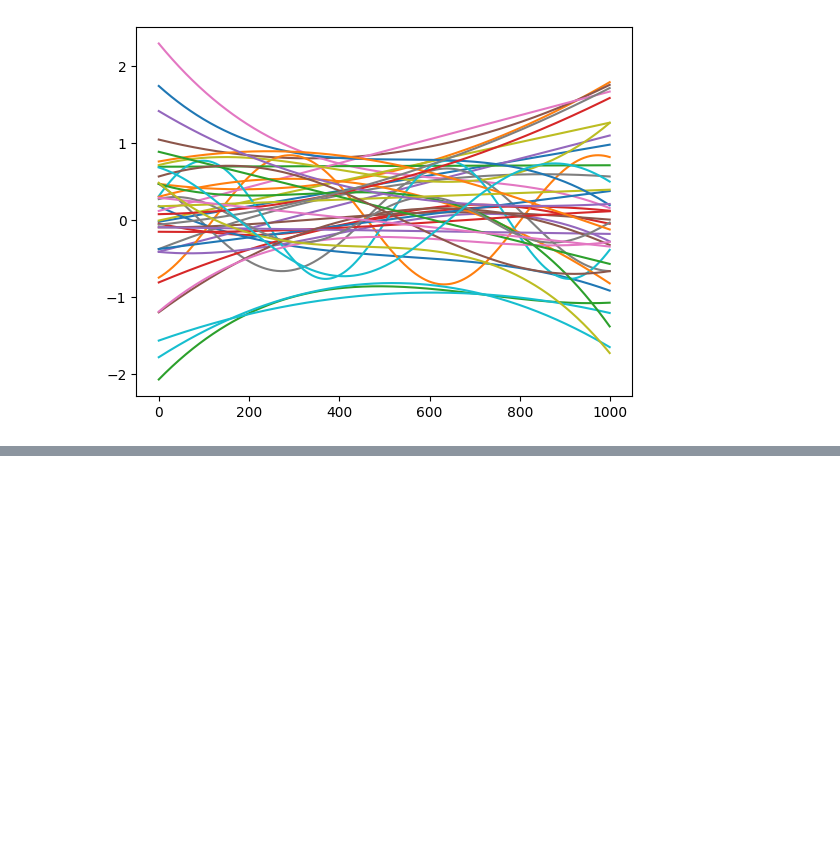
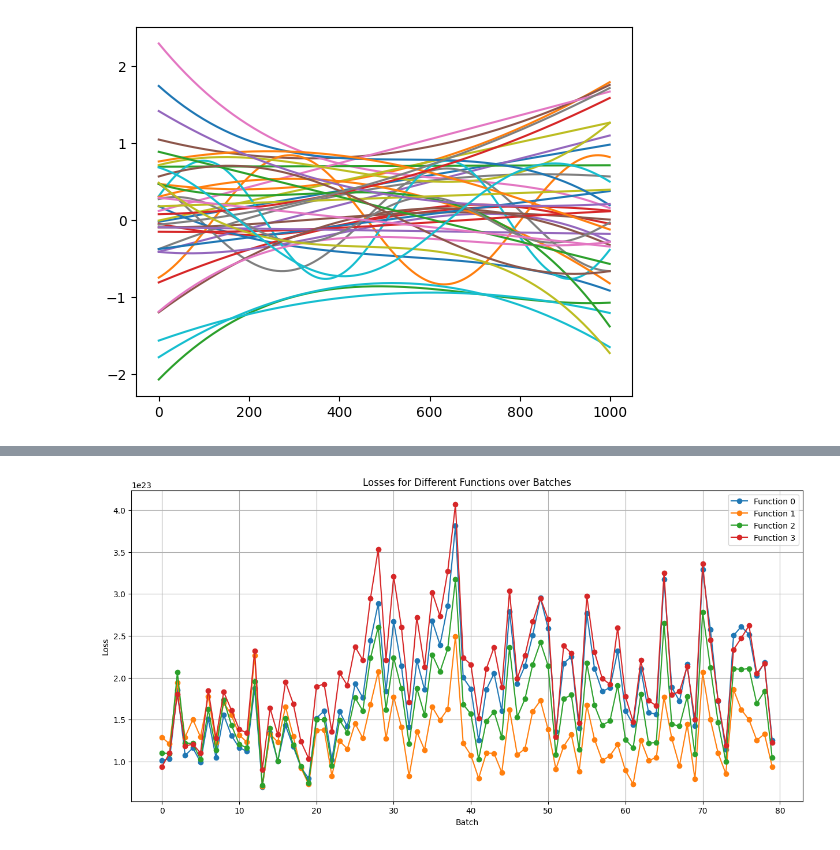
Before and after one commit to ctsai64/MultiFunc, a Jupyter notebook: multi_func_anotherTry.ipynb, the cells around one changed output, grey strips where cells are left out. Saved outputs shown, nothing was run; the diff lists cells and outputs as text; code cells hidden in the pictures; blank space fills up the shorter version.

```diff
--- a/multi_func_anotherTry.ipynb
+++ b/multi_func_anotherTry.ipynb
@@ -145,13 +145,14 @@ def sin_function(params, x, device):
 # %%
 def new_loss(output, target, x):
     #target_range = torch.max(target, dim=-1, keepdim=True)[0] - torch.min(target, dim=-1, keepdim=True)[0]
-    #target_range = torch.clamp(target_range, min=1e-6)
-    derivative_true = torch.autograd.grad(outputs=target.clone().detach().requires_grad_(True), inputs=x, grad_outputs=torch.ones_like(target), allow_unused=True)[0]
+    #target_range = torch.clamp(target_range, min=1e-6).squeeze(-1)
+    # print(target_range.shape)
+    derivative_true = torch.autograd.grad(outputs=target.requires_grad_(True), inputs=x, grad_outputs=torch.ones_like(target), allow_unused=True)[0]
     if derivative_true is None:
         derivative_true = torch.zeros_like(output)
-    derivative_pred = (torch.roll(output, shifts=-1, dims=0) - torch.roll(output, shifts=1, dims=0)) / (2 * 1e-6)
-    mse_function = torch.mean(torch.abs(target - output)**2)#/target_range
-    mse_derivative = torch.mean(torch.abs(derivative_pred - derivative_true)**2)#/target_range
+    derivative_pred = (torch.roll(output, shifts=-1, dims=0) - torch.roll(output, shifts=1, dims=0)) / (2 * 1e-8)
+    mse_function = torch.mean(torch.abs(target - output)**3)#/target_range
+    mse_derivative = torch.mean(torch.abs(derivative_pred - derivative_true)**3)#/target_range
     # print(mse_function + mse_derivative)
     return mse_function + mse_derivative
 # %%
@@ -288,16 +289,26 @@ scheduler = StepLR(optimizer, step_size=10, gamma=0.1)
 # %%
-epochs = 50
+model = Multi_Func(functions=[[linear_function, quadratic_function, cubic_function, sin_function], [2,3,4,3]], x_data=x_values, input_channels=1, device=device).to(device)
+loss_func = nn.MSELoss()
+optimizer = optim.Adam(model.parameters(), lr=0.001)
+scheduler = StepLR(optimizer, step_size=10, gamma=0.1)
+
+epochs = 10
 for epoch in range(epochs):
     start_time = time.time()
     train_loss = 0.0
     total_num = 0
     model.train()
+    function_losses = {i: [] for i in range(len(model.functions[0]))}
 
     for train_batch in all_data:
         train_batch = train_batch.to(device)
         target_batch = train_batch.squeeze(2).to(device)
         optimizer.zero_grad()
-        best_out,_,_,_,_ = model(train_batch)
+        best_out,best_loss,outputs,losses = model(train_batch)
+        for i, loss in enumerate(losses):
+            function_losses[i].append(loss.item())
+        #print(best_out.shape)
+        #print(target_batch.shape)
         loss = loss_func(best_out,target_batch)
         loss.backward()
         optimizer.step()
@@ -307,4 +318,15 @@ for epoch in range(epochs):
     train_loss /= total_num
     print(f"epoch : {epoch}/{epochs}, loss = {train_loss:.8f}")
     print(f"--- {time.time() - start_time} seconds ---")
+
+plt.figure(figsize=(15, 7))
+for i in function_losses:
+    plt.plot(range(len(function_losses[i])), function_losses[i], marker='o', label=f'Function {i}')
+
+plt.title('Losses for Different Functions over Batches')
+plt.xlabel('Batch')
+plt.ylabel('Loss')
+plt.legend()
+plt.grid(True)
+plt.show()
 # %% [output]
@@ -328,3 +353,4 @@ epoch : 49/50, loss = 0.12341193
+[figure, added]
 # %%
 t_sample_size = 100
 
```
Also changed, not shown: parts of 5 cells of this notebook.
